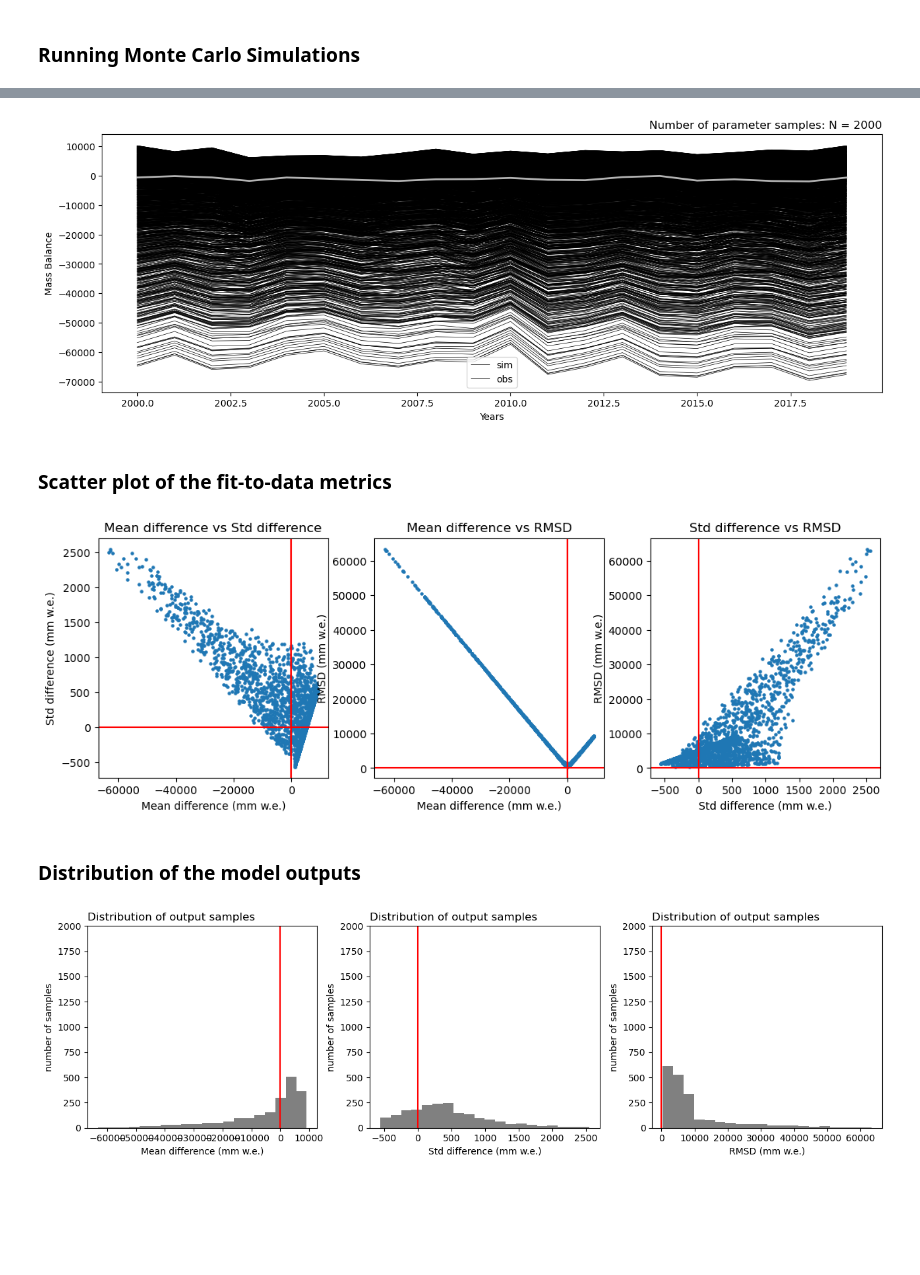
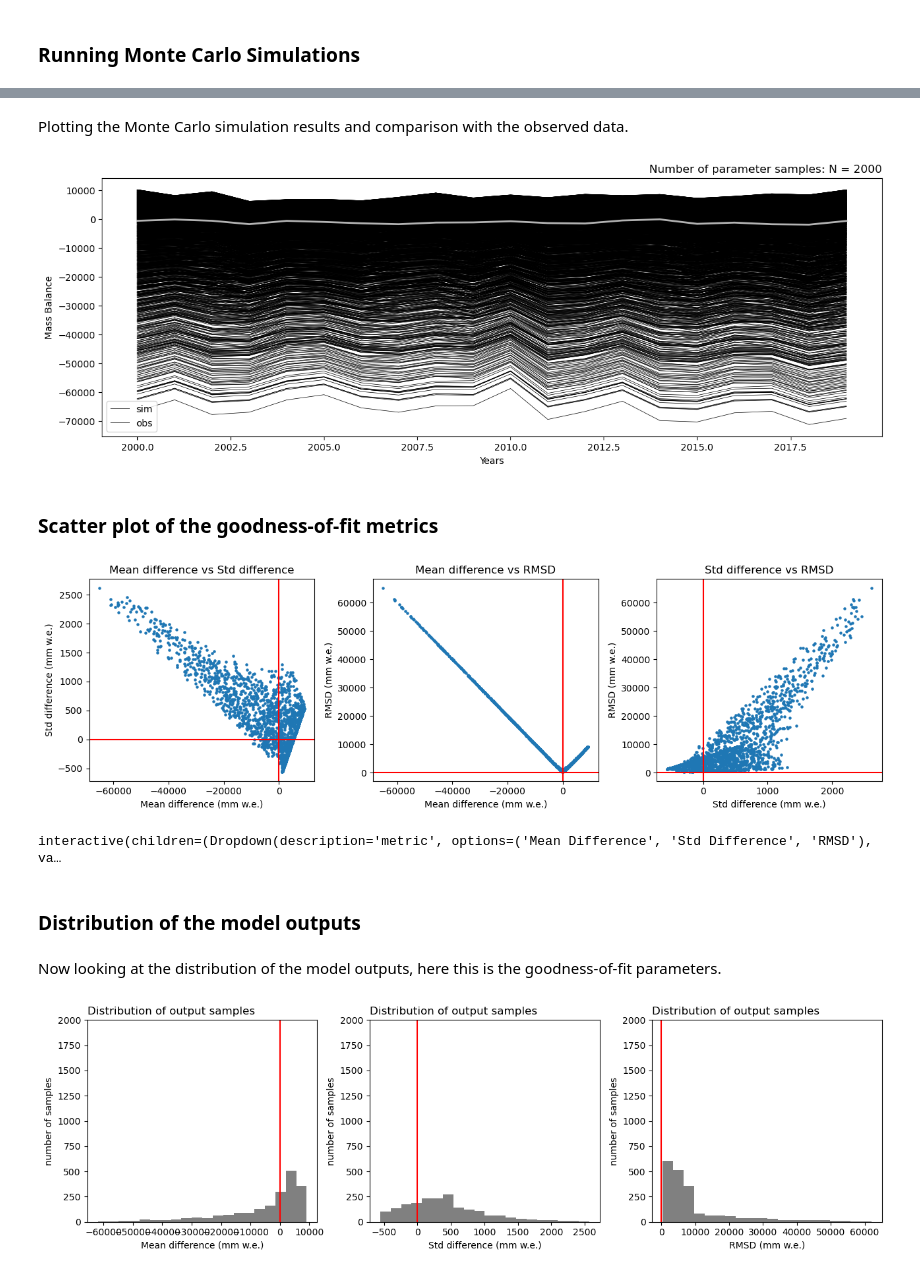
Before and after one commit to chloe-hancock/oggm, a Jupyter notebook: oggm/sandbox/notebooks/sensitvity_SAFE/sa.ipynb, the cells around one changed output, grey strips where cells are left out. Cells and saved outputs as stored; diff of their text form; code cells hidden in the pictures; blank space fills up the shorter version.

```diff
--- a/oggm/sandbox/notebooks/sensitvity_SAFE/sa.ipynb
+++ b/oggm/sandbox/notebooks/sensitvity_SAFE/sa.ipynb
@@ -159,22 +159,3 @@ def oggm_runner(sample_row):
-# %%
-mbdf = gdir_hef.get_ref_mb_data().loc[2000:2019] # WGMS data for HEF
-mbdf['in_situ_mb'] = gdir_hef.get_ref_mb_data().loc[2000:2019]['ANNUAL_BALANCE']
-
-def oggm_runner(sample_row):
-
-    # Set the values
-    melt_f, prcp_fac, temp_bias = sample_row
-    cfg.PARAMS['melt_f'] = float(melt_f)
-    cfg.PARAMS['prcp_fac'] = float(prcp_fac)
-    cfg.PARAMS['temp_bias'] = float(temp_bias)
-
-    mbmod = massbalance.MonthlyTIModel(gdir_hef, melt_f=melt_f, prcp_fac=prcp_fac, temp_bias=temp_bias)
-    fls = gdir_hef.read_pickle('inversion_flowlines')
-    mbdf['mod_mb'] = mbmod.get_specific_mb(fls=fls, year=mbdf.index)
-
-
-
-    return np.array([mean_diff, std_diff, rmsd_]), mbdf['mod_mb']
 # %% [markdown]
 ### Running Monte Carlo Simulations
 # %%
@@ -229,3 +206,5 @@ array([ 549.74409255, 1863.86657502,  484.71515162, ...,  424.47883797,
+# %% [markdown]
+Plotting the Monte Carlo simulation results and comparison with the observed data.
 # %%
 # Plot Monte Carlo (MC) simulations results and compare with data:
 plt.figure(figsize=[15,5])
@@ -236,28 +215,64 @@ plt.legend(['sim', 'obs'])
 plt.title("Number of parameter samples: N = %d" % N, loc='right')
 plt.show()
 # %% [output]
-[figure, old version]
+[figure, new version]
 # %% [markdown]
-### Scatter plot of the fit-to-data metrics
+### Scatter plot of the goodness-of-fit metrics
 # %%
 plt.figure(figsize=[13,4])
 plt.subplot(1,3,1), plt.scatter(YY[:,0], YY[:,1], s=5), plt.title('Mean difference vs Std difference'), plt.xlabel('Mean difference (mm w.e.)'), plt.ylabel('Std difference (mm w.e.)'),
 plt.axvline(x=0, color='r'), plt.axhline(y=0, color='r')
+plt.gca().locator_params(axis='x', nbins=6)
 
 plt.subplot(1,3,2), plt.scatter(YY[:,0], YY[:,2], s=5), plt.title('Mean difference vs RMSD'), plt.xlabel('Mean difference (mm w.e.)'), plt.ylabel('RMSD (mm w.e.)')
 plt.axvline(x=0, color='r'), plt.axhline(y=0, color='r')
+plt.gca().locator_params(axis='x', nbins=6)
 
 plt.subplot(1,3,3), plt.scatter(YY[:,1], YY[:,2], s=5), plt.title('Std difference vs RMSD'), plt.xlabel('Std difference (mm w.e.)'), plt.ylabel('RMSD (mm w.e.)')
 plt.axvline(x=0, color='r'), plt.axhline(y=0, color='r')
+plt.gca().locator_params(axis='x', nbins=6)
 
+plt.tight_layout()
 plt.show()
 
 # The red lines show the target of having zero differences in the mean, standard deviation and RMSD.
 # TODO: Would absolute differences be better than the raw ones?
+
+# TODO: Plot against melt_f, prcp_fac, temp_bias??
 # %% [output]
-[figure, old version]
+[figure, new version]
+# %%
+    # YY[i,0] = x.mean() - mbdf['in_situ_mb'].mean()
+    # YY[i,1] = x.std() - mbdf['in_situ_mb'].std()
+    # YY[i,2] = rmsd(x, mbdf['in_situ_mb'])
+
+Y_Labels = ['Mean Difference', 'Std Difference', 'RMSD']
+
+def scatter_function(metric='Mean Difference'):
+    if metric == 'Mean Difference':
+        j = 0
+    elif metric == 'Std Difference':
+        j = 1
+    elif metric == 'RMSD':
+        j = 2
+    plt.figure(figsize=[18,3])
+    for i in range(M):
+        plt.subplot(1,M,i+1)
+        plt.plot(X[:, i], YY[:,j], '.', markerfacecolor="white", markeredgecolor="grey")
+        if i == 0:
+            plt.ylabel(Y_Labels[j])
+        else:
+            plt.yticks([])
+        plt.xlabel(X_labels[i])
+    plt.show()
+
+interact(scatter_function,  metric = Y_Labels);
+# %% [output]
+interactive(children=(Dropdown(description='metric', options=('Mean Difference', 'Std Difference', 'RMSD'), va…
 # %% [markdown]
 ### Distribution of the model outputs
+# %% [markdown]
+Now looking at the distribution of the model outputs, here this is the goodness-of-fit parameters.
 # %%
 Y_Labels = ['Mean difference (mm w.e.)', 'Std difference (mm w.e.)', 'RMSD (mm w.e.)', 'Mean & Std difference jointly']
 
```
Also changed, not shown: parts of 23 cells of this notebook.
